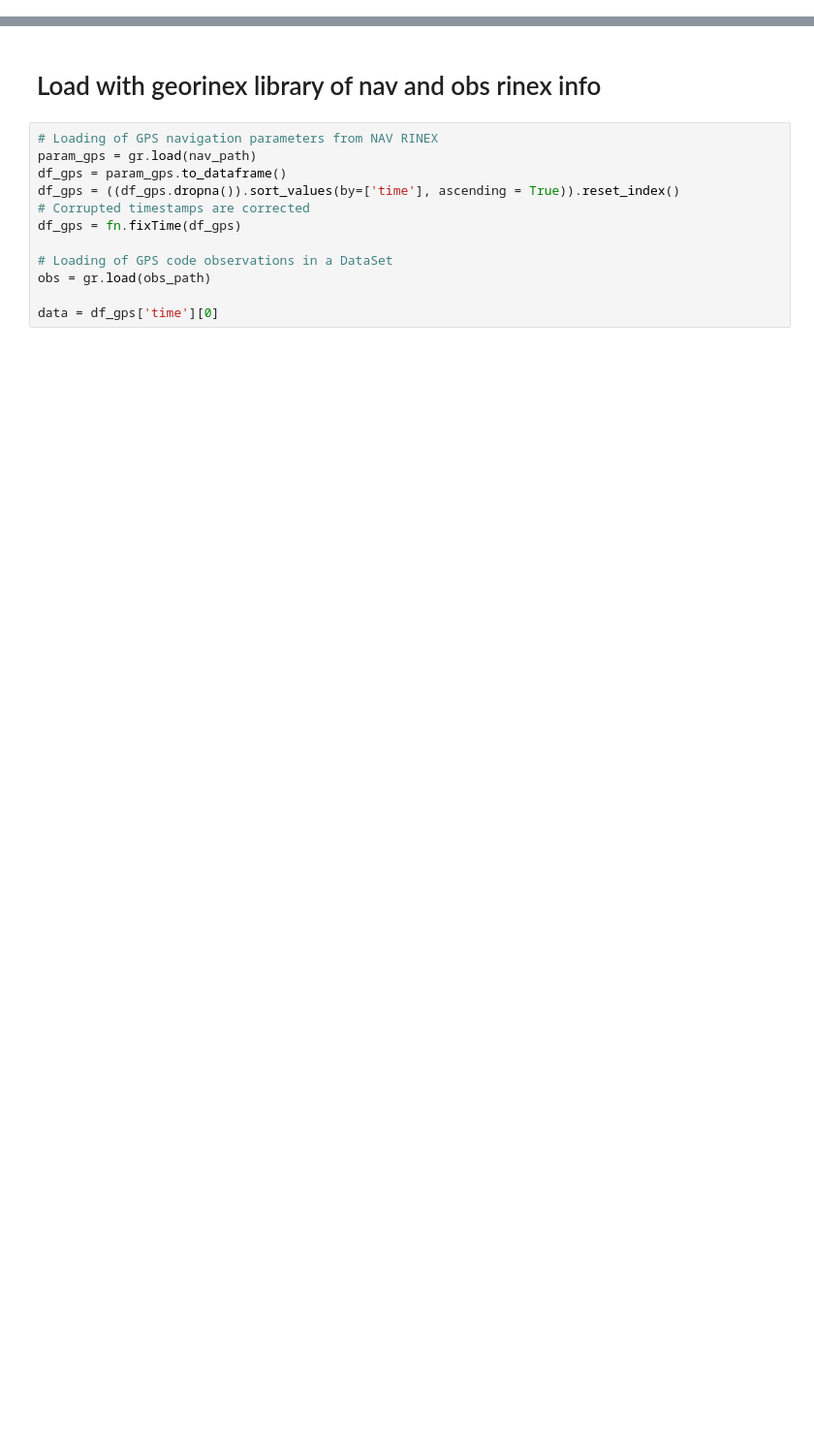
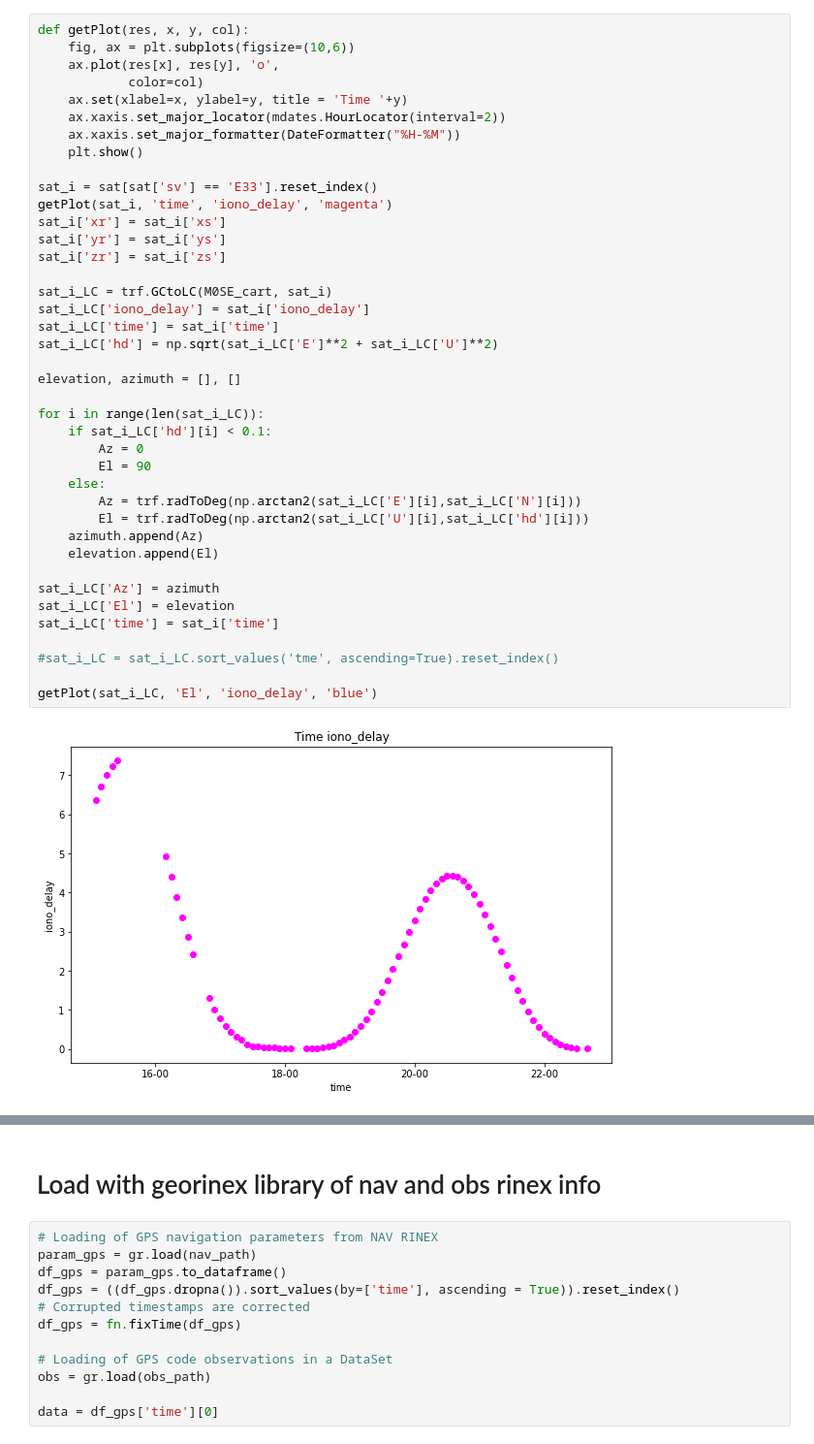
Before and after one commit to mariannaalghisi1996/pointPositioning, a Jupyter notebook: pointPosNotebook.ipynb, the cells around one changed output, grey strips where cells are left out. Shown at 97% size. Saved outputs shown, nothing was run; the diff lists cells and outputs as text; blank space fills up the shorter version.

```diff
--- a/pointPosNotebook.ipynb
+++ b/pointPosNotebook.ipynb
@@ -26,0 +136,42 @@ cutoff = int(p[3])
+# %%
+def getPlot(res, x, y, col):
+    fig, ax = plt.subplots(figsize=(10,6))
+    ax.plot(res[x], res[y], 'o',
+            color=col)
+    ax.set(xlabel=x, ylabel=y, title = 'Time '+y)
+    ax.xaxis.set_major_locator(mdates.HourLocator(interval=2))
+    ax.xaxis.set_major_formatter(DateFormatter("%H-%M"))
+    plt.show()
+
+sat_i = sat[sat['sv'] == 'E33'].reset_index()
+getPlot(sat_i, 'time', 'iono_delay', 'magenta')
+sat_i['xr'] = sat_i['xs']
+sat_i['yr'] = sat_i['ys']
+sat_i['zr'] = sat_i['zs']
+
+sat_i_LC = trf.GCtoLC(M0SE_cart, sat_i)
+sat_i_LC['iono_delay'] = sat_i['iono_delay']
+sat_i_LC['time'] = sat_i['time']
+sat_i_LC['hd'] = np.sqrt(sat_i_LC['E']**2 + sat_i_LC['U']**2)
+
+elevation, azimuth = [], []
+
+for i in range(len(sat_i_LC)):
+    if sat_i_LC['hd'][i] < 0.1:
+        Az = 0
+        El = 90
+    else:
+        Az = trf.radToDeg(np.arctan2(sat_i_LC['E'][i],sat_i_LC['N'][i]))
+        El = trf.radToDeg(np.arctan2(sat_i_LC['U'][i],sat_i_LC['hd'][i]))
+    azimuth.append(Az)
+    elevation.append(El)
+
+sat_i_LC['Az'] = azimuth
+sat_i_LC['El'] = elevation
+sat_i_LC['time'] = sat_i['time']
+
+#sat_i_LC = sat_i_LC.sort_values('tme', ascending=True).reset_index()
+
+getPlot(sat_i_LC, 'El', 'iono_delay', 'blue')
+# %% [output]
+[figure, added]
```
Also changed, not shown: parts of 16 cells of this notebook, 26 other files.
